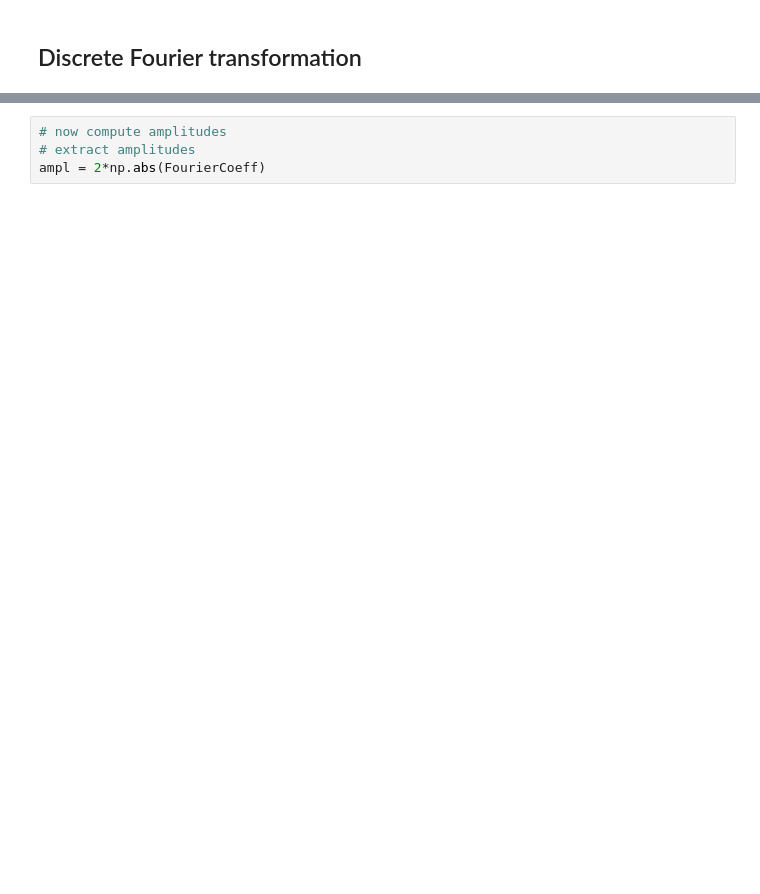
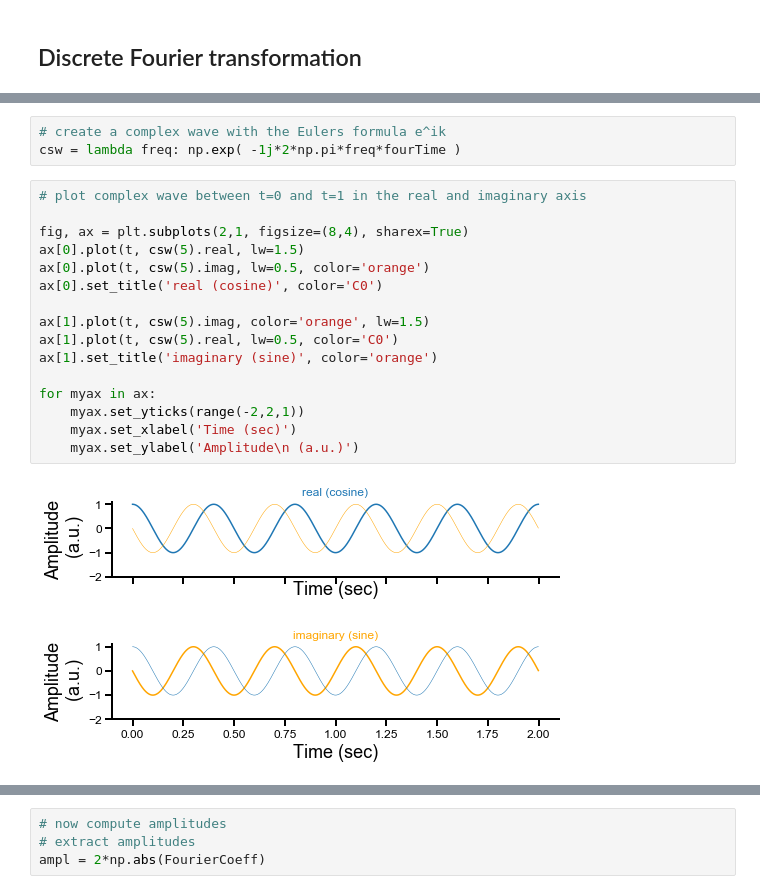
Before and after one commit to OrielBanne/myIPythonNotebooks, a Jupyter notebook: Signal_Processing/SimpleFourier.ipynb, the cells around one changed output, grey strips where cells are left out. Drawn from its saved outputs; the diff is of its cells as text; blank space fills up the shorter version.

```diff
--- a/Signal_Processing/SimpleFourier.ipynb
+++ b/Signal_Processing/SimpleFourier.ipynb
@@ -25,0 +34,21 @@ plt.xlabel("Time (sec)");
+# %%
+# create a complex wave with the Eulers formula e^ik
+csw = lambda freq: np.exp( -1j*2*np.pi*freq*fourTime )
+# %%
+# plot complex wave between t=0 and t=1 in the real and imaginary axis
+
+fig, ax = plt.subplots(2,1, figsize=(8,4), sharex=True)
+ax[0].plot(t, csw(5).real, lw=1.5)
+ax[0].plot(t, csw(5).imag, lw=0.5, color='orange')
+ax[0].set_title('real (cosine)', color='C0')
+
+ax[1].plot(t, csw(5).imag, color='orange', lw=1.5)
+ax[1].plot(t, csw(5).real, lw=0.5, color='C0')
+ax[1].set_title('imaginary (sine)', color='orange')
+
+for myax in ax:
+    myax.set_yticks(range(-2,2,1))
+    myax.set_xlabel('Time (sec)')
+    myax.set_ylabel('Amplitude\n (a.u.)')
+# %% [output]
+[figure, added]
```
Also changed, not shown: parts of 30 cells of this notebook.
